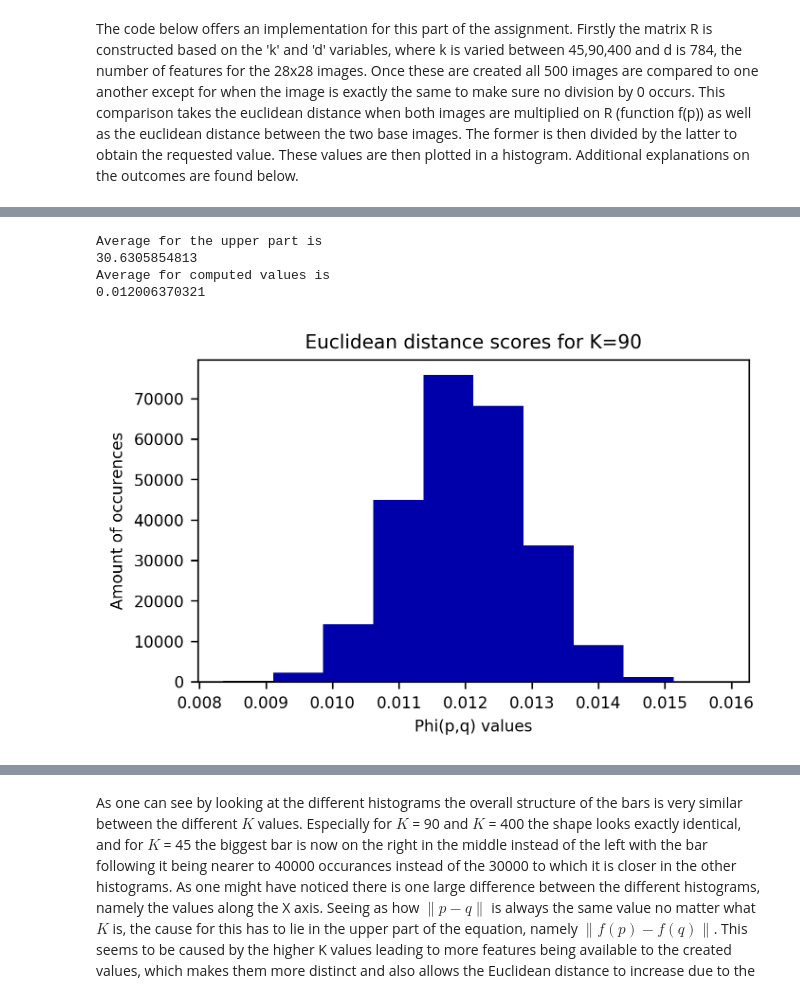
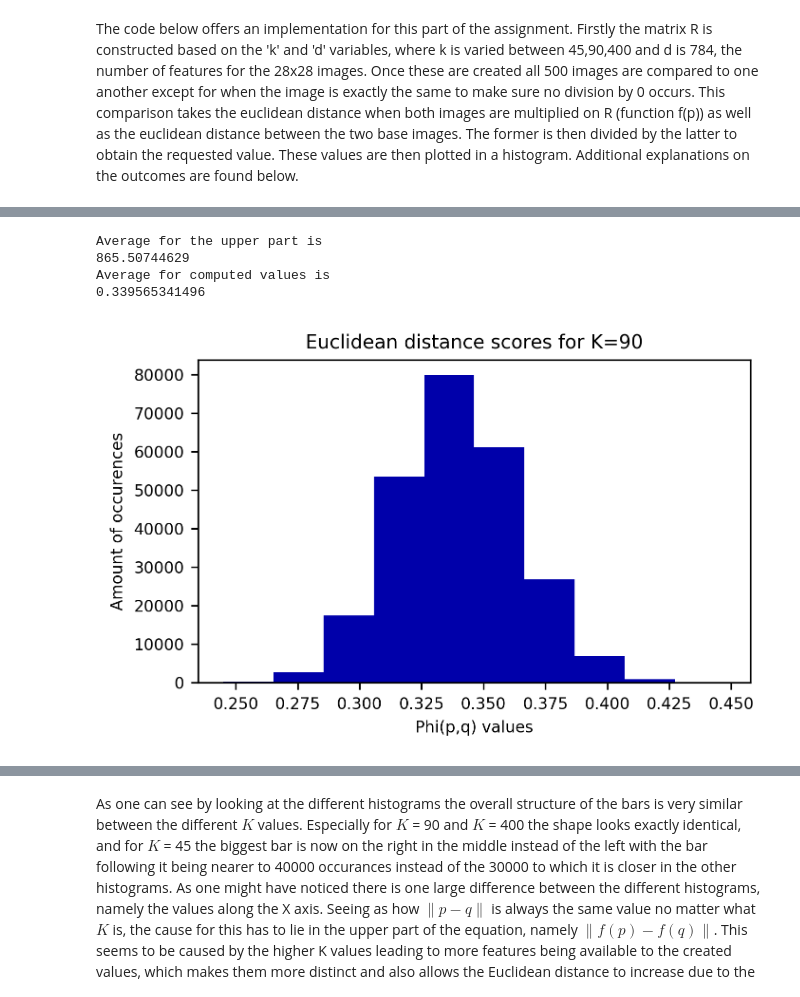
Before and after one commit to Skarm137/Assignment3, a Jupyter notebook: Assignment 3.ipynb, the cells around one changed output, grey strips where cells are left out. Drawn from its saved outputs; the diff is of its cells as text; code cells hidden in the pictures.

```diff
--- a/Assignment 3.ipynb
+++ b/Assignment 3.ipynb
@@ -52,6 +48,7 @@ from sklearn.metrics import classification_report
 from sklearn.metrics import accuracy_score
 from sklearn.neighbors import KNeighborsClassifier
 from sklearn import metrics
+import math
 
 
 #Standard OML get data stuff
@@ -72,20 +69,20 @@ k=45
 d=784
 
 #Create the R matrix
-rMatrix = [[0 for aaaaa in range(k)] for bbbbb in range(d)]
-for i in range(0,d):
-    for j in range(0,k):
+rMatrix = [[0 for aaaaa in range(d)] for bbbbb in range(k)]
+for i in range(0,k):
+    for j in range(0,d):
         coinFlip = np.random.randint(0,2)
         if (coinFlip == 0):
-            rMatrix[i][j] = 1/d
+            rMatrix[i][j] = 1/math.sqrt(d)
         else:
-            rMatrix[i][j] = -(1/d)
+            rMatrix[i][j] = -(1/math.sqrt(d))
 
 storepart1 = []
 storepart2 = []
 
 storeEDistances = []
-rTransp = np.transpose(rMatrix)
+
 #Loop over all combos that do not include the same image
 for i in range(0,500):
     for j in range(0,500):
@@ -97,8 +94,8 @@ for i in range(0,500):
             firstIMG = np.array(X[i],None)
             secondIMG = np.array(X[j],None)
 
-            fpX1 = np.dot(rTransp, firstIMG)
-            fpX2 = np.dot(rTransp, secondIMG)
+            fpX1 = np.dot(rMatrix, firstIMG)
+            fpX2 = np.dot(rMatrix, secondIMG)
 
             part1 = np.linalg.norm(abs(fpX1 - fpX2))
             part2 = np.linalg.norm(firstIMG - secondIMG)
@@ -138,20 +135,20 @@ k=90
 d=784
 
 #Create the R matrix
-rMatrix = [[0 for aaaaa in range(k)] for bbbbb in range(d)]
-for i in range(0,d):
-    for j in range(0,k):
+rMatrix = [[0 for aaaaa in range(d)] for bbbbb in range(k)]
+for i in range(0,k):
+    for j in range(0,d):
         coinFlip = np.random.randint(0,2)
         if (coinFlip == 0):
-            rMatrix[i][j] = 1/d
+            rMatrix[i][j] = 1/math.sqrt(d)
         else:
-            rMatrix[i][j] = -(1/d)
+            rMatrix[i][j] = -(1/math.sqrt(d))
 
 storepart1 = []
 storepart2 = []
 
 storeEDistances = []
-rTransp = np.transpose(rMatrix)
+
 #Loop over all combos that do not include the same image
 for i in range(0,500):
     for j in range(0,500):
@@ -163,38 +160,38 @@ for i in range(0,500):
             firstIMG = np.array(X[i],None)
             secondIMG = np.array(X[j],None)
 
-            fpX1 = np.dot(rTransp, firstIMG)
-            fpX2 = np.dot(rTransp, secondIMG)
+            fpX1 = np.dot(rMatrix, firstIMG)
+            fpX2 = np.dot(rMatrix, secondIMG)
 
             part1 = np.linalg.norm(abs(fpX1 - fpX2))
             part2 = np.linalg.norm(firstIMG - secondIMG)
 
             part3 = np.divide(part1, part2)
 
             storeEDistances.append(part3)
             storepart1.append(part1)
             storepart2.append(part2)
 
 print("Average for the upper part is")
 print(np.mean(storepart1))
 # plt.hist(storepart1)
 # plt.show()
 
 print("Average for computed values is")
 print(np.mean(storeEDistances))
 
 plt.hist(storeEDistances)
 plt.xlabel('Phi(p,q) values')
 plt.ylabel('Amount of occurences')
 plt.title('Euclidean distance scores for K=90')
 
 plt.show()
 # %% [output]
 Average for the upper part is
-30.6305854813
+865.50744629
 Average for computed values is
-0.012006370321
+0.339565341496
-[figure, old version]
+[figure, new version]
 # %%
 #Use the following values of $k=45,90,400$ in your experiments.
 #K is the number of dimensions in the created subspace
```
Also changed, not shown: parts of 9 cells of this notebook.
